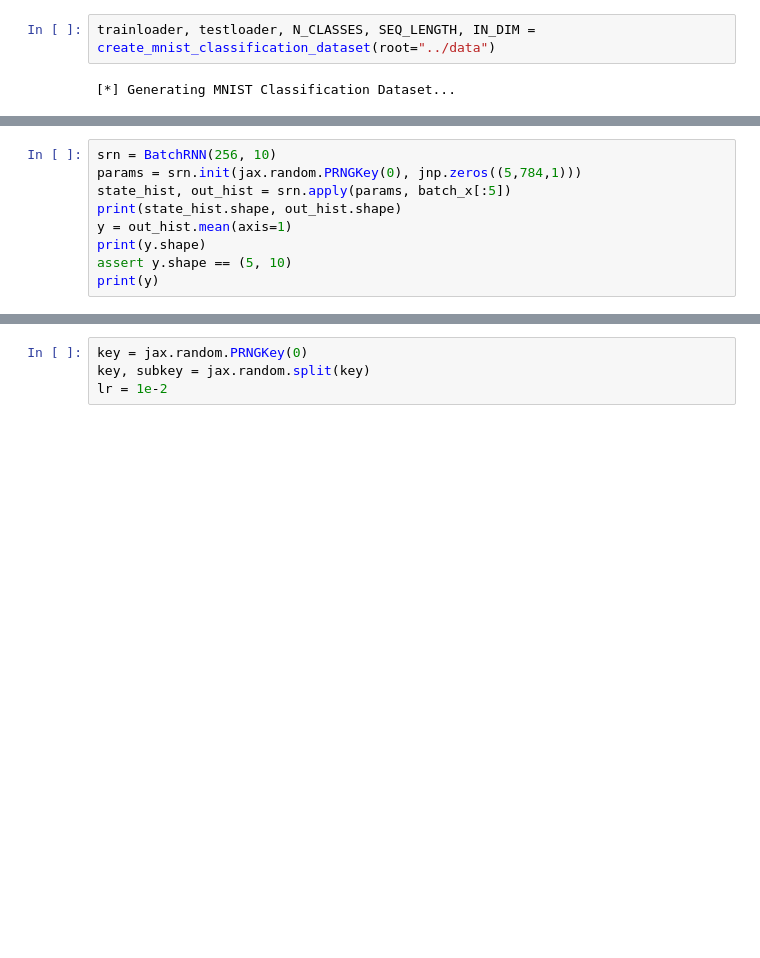
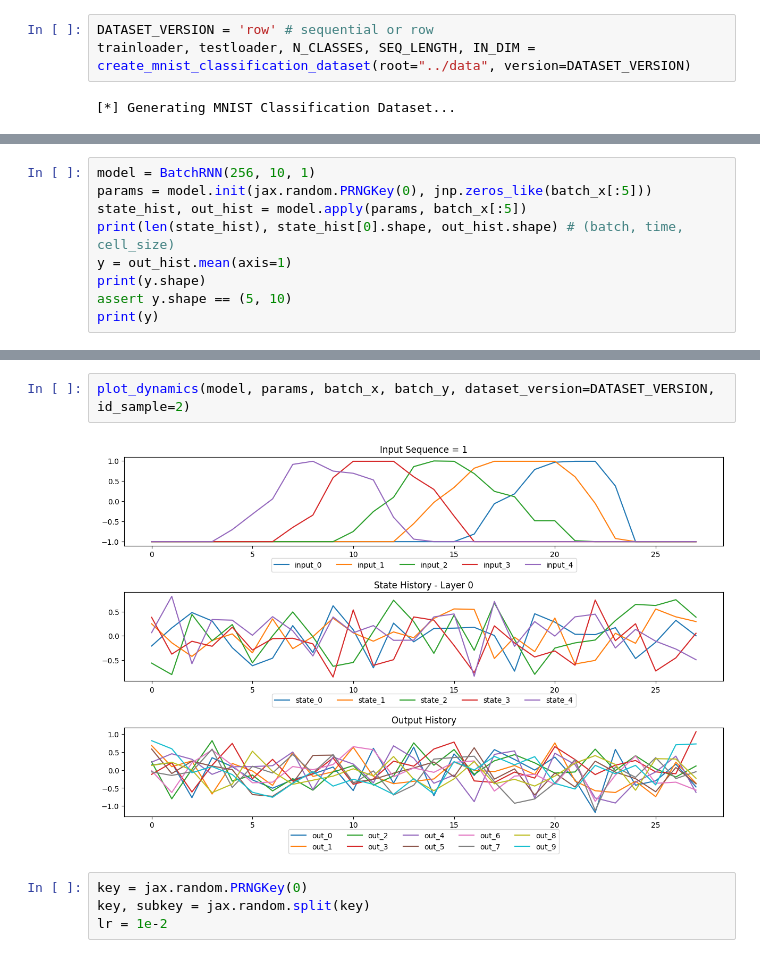
Before and after one commit to TristanTorchet/LearningJAX, a Jupyter notebook: Flax/flax1d_SRN.ipynb, the cells around one changed output, grey strips where cells are left out. Saved outputs shown, nothing was run; the diff lists cells and outputs as text; blank space fills up the shorter version.

```diff
--- a/Flax/flax1d_SRN.ipynb
+++ b/Flax/flax1d_SRN.ipynb
@@ -91,5 +54,6 @@ def create_mnist_classification_dataset(bsz=128, root="./data"):
 # %%
-trainloader, testloader, N_CLASSES, SEQ_LENGTH, IN_DIM = create_mnist_classification_dataset(root="../data")
+DATASET_VERSION = 'row' # sequential or row
+trainloader, testloader, N_CLASSES, SEQ_LENGTH, IN_DIM = create_mnist_classification_dataset(root="../data", version=DATASET_VERSION)
 # %% [output]
 [*] Generating MNIST Classification Dataset...
 # %%
@@ -134,8 +106,8 @@ BatchRNN = nn.vmap(RNN, in_axes=0, out_axes=0, variable_axes={'params': None}, s
 # %%
-srn = BatchRNN(256, 10)
-params = srn.init(jax.random.PRNGKey(0), jnp.zeros((5,784,1)))
-state_hist, out_hist = srn.apply(params, batch_x[:5])
-print(state_hist.shape, out_hist.shape)
+model = BatchRNN(256, 10, 1)
+params = model.init(jax.random.PRNGKey(0), jnp.zeros_like(batch_x[:5]))
+state_hist, out_hist = model.apply(params, batch_x[:5])
+print(len(state_hist), state_hist[0].shape, out_hist.shape) # (batch, time, cell_size)
 y = out_hist.mean(axis=1)
 print(y.shape)
 assert y.shape == (5, 10)
@@ -198,3 +138,7 @@ plt.show()
+# %%
+plot_dynamics(model, params, batch_x, batch_y, dataset_version=DATASET_VERSION, id_sample=2)
+# %% [output]
+[figure, added]
 # %%
 key = jax.random.PRNGKey(0)
 key, subkey = jax.random.split(key)
```
Also changed, not shown: parts of 17 cells of this notebook, 2 other files.
